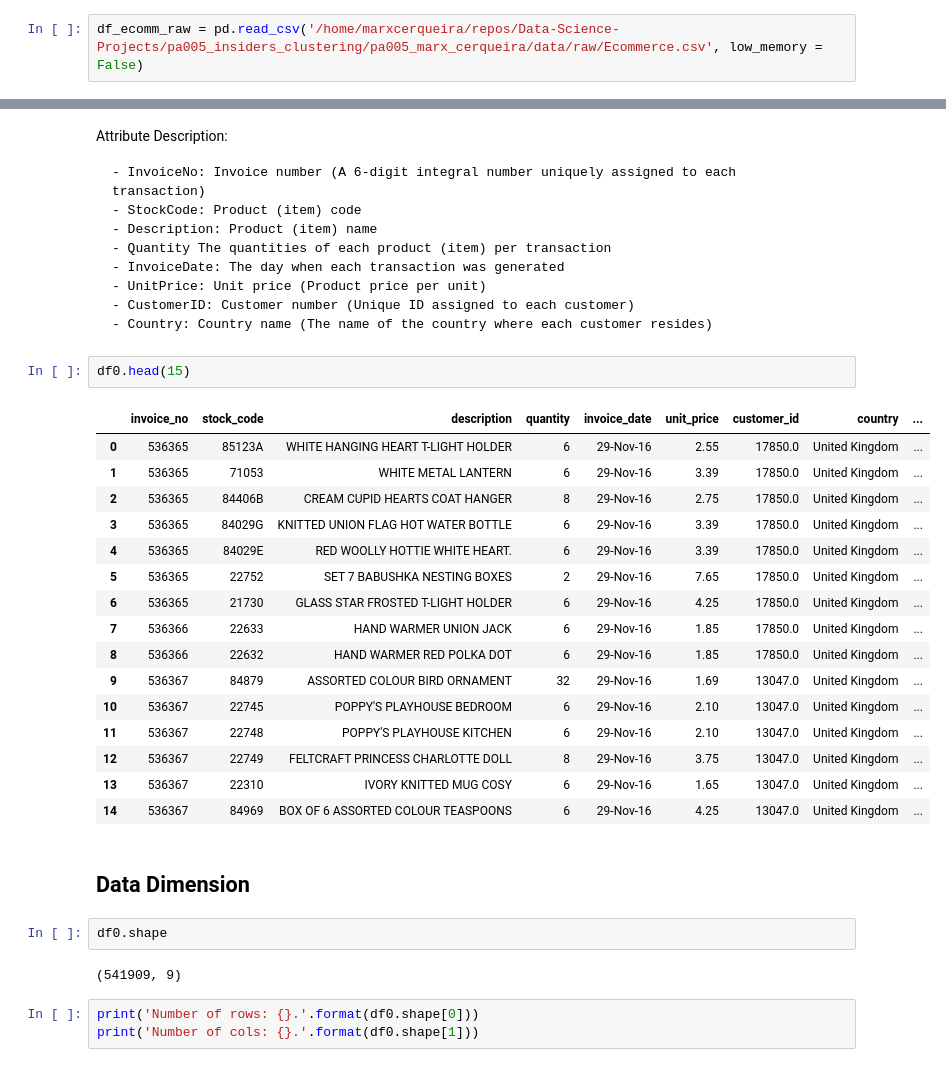
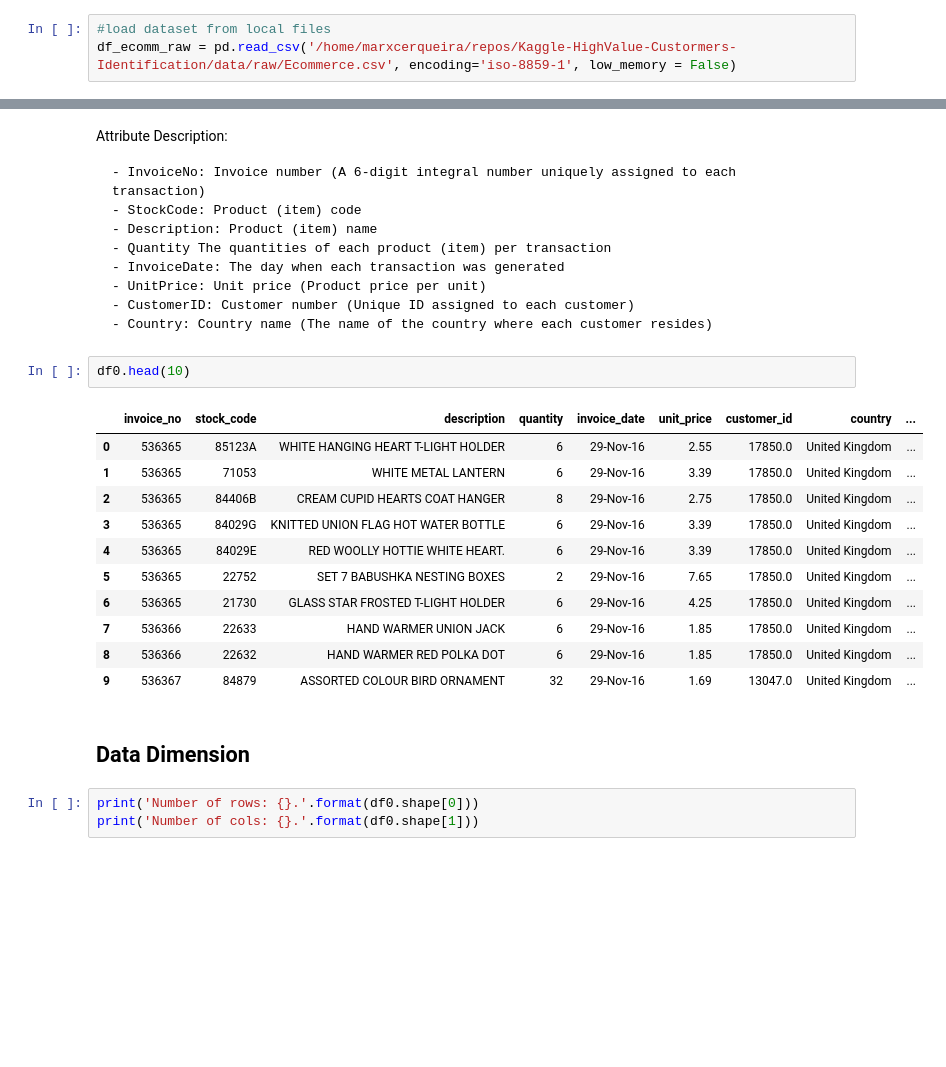
Before and after one commit to marxcerqueira/Kaggle-HighValue-Custormers-Identification, a Jupyter notebook: notebooks/c0.0-mc-end-to-end-clustering.ipynb, the cells around one changed output, grey strips where cells are left out. Drawn from its saved outputs; the diff is of its cells as text; blank space fills up the shorter version.

```diff
--- a/notebooks/c0.0-mc-end-to-end-clustering.ipynb
+++ b/notebooks/c0.0-mc-end-to-end-clustering.ipynb
@@ -165,5 +145,6 @@ drwxrwxr-x 6 marxcerqueira marxcerqueira 4096 Mar 31  2021 src/
 # %%
-df_ecomm_raw = pd.read_csv('/home/marxcerqueira/repos/Data-Science-Projects/pa005_insiders_clustering/pa005_marx_cerqueira/data/raw/Ecommerce.csv', low_memory = False)
+#load dataset from local files
+df_ecomm_raw = pd.read_csv('/home/marxcerqueira/repos/Kaggle-HighValue-Custormers-Identification/data/raw/Ecommerce.csv', encoding='iso-8859-1', low_memory = False)
 # %%
 df_ecomm_raw.head()
 # %% [output]
@@ -218,30 +193,21 @@ Attribute Description:
     - CustomerID: Customer number (Unique ID assigned to each customer)
     - Country: Country name (The name of the country where each customer resides)
 # %%
-df0.head(15)
+df0.head(10)
 # %% [output]
 |  | invoice_no | stock_code | description | quantity | invoice_date | unit_price | customer_id | country | ... |
 | 0 | 536365 | 85123A | WHITE HANGING HEART T-LIGHT HOLDER | 6 | 29-Nov-16 | 2.55 | 17850.0 | United Kingdom | ... |
 | 1 | 536365 | 71053 | WHITE METAL LANTERN | 6 | 29-Nov-16 | 3.39 | 17850.0 | United Kingdom | ... |
 | 2 | 536365 | 84406B | CREAM CUPID HEARTS COAT HANGER | 8 | 29-Nov-16 | 2.75 | 17850.0 | United Kingdom | ... |
 | 3 | 536365 | 84029G | KNITTED UNION FLAG HOT WATER BOTTLE | 6 | 29-Nov-16 | 3.39 | 17850.0 | United Kingdom | ... |
 | 4 | 536365 | 84029E | RED WOOLLY HOTTIE WHITE HEART. | 6 | 29-Nov-16 | 3.39 | 17850.0 | United Kingdom | ... |
 | 5 | 536365 | 22752 | SET 7 BABUSHKA NESTING BOXES | 2 | 29-Nov-16 | 7.65 | 17850.0 | United Kingdom | ... |
 | 6 | 536365 | 21730 | GLASS STAR FROSTED T-LIGHT HOLDER | 6 | 29-Nov-16 | 4.25 | 17850.0 | United Kingdom | ... |
 | 7 | 536366 | 22633 | HAND WARMER UNION JACK | 6 | 29-Nov-16 | 1.85 | 17850.0 | United Kingdom | ... |
 | 8 | 536366 | 22632 | HAND WARMER RED POLKA DOT | 6 | 29-Nov-16 | 1.85 | 17850.0 | United Kingdom | ... |
 | 9 | 536367 | 84879 | ASSORTED COLOUR BIRD ORNAMENT | 32 | 29-Nov-16 | 1.69 | 13047.0 | United Kingdom | ... |
-| 10 | 536367 | 22745 | POPPY'S PLAYHOUSE BEDROOM | 6 | 29-Nov-16 | 2.10 | 13047.0 | United Kingdom | ... |
-| 11 | 536367 | 22748 | POPPY'S PLAYHOUSE KITCHEN | 6 | 29-Nov-16 | 2.10 | 13047.0 | United Kingdom | ... |
-| 12 | 536367 | 22749 | FELTCRAFT PRINCESS CHARLOTTE DOLL | 8 | 29-Nov-16 | 3.75 | 13047.0 | United Kingdom | ... |
-| 13 | 536367 | 22310 | IVORY KNITTED MUG COSY | 6 | 29-Nov-16 | 1.65 | 13047.0 | United Kingdom | ... |
-| 14 | 536367 | 84969 | BOX OF 6 ASSORTED COLOUR TEASPOONS | 6 | 29-Nov-16 | 4.25 | 13047.0 | United Kingdom | ... |
 # %% [markdown]
 ## Data Dimension
-# %%
-df0.shape
-# %% [output]
-(541909, 9)
 # %%
 print('Number of rows: {}.'.format(df0.shape[0]))
 print('Number of cols: {}.'.format(df0.shape[1]))
```
Also changed, not shown: parts of 12 cells of this notebook, 27 other files.
